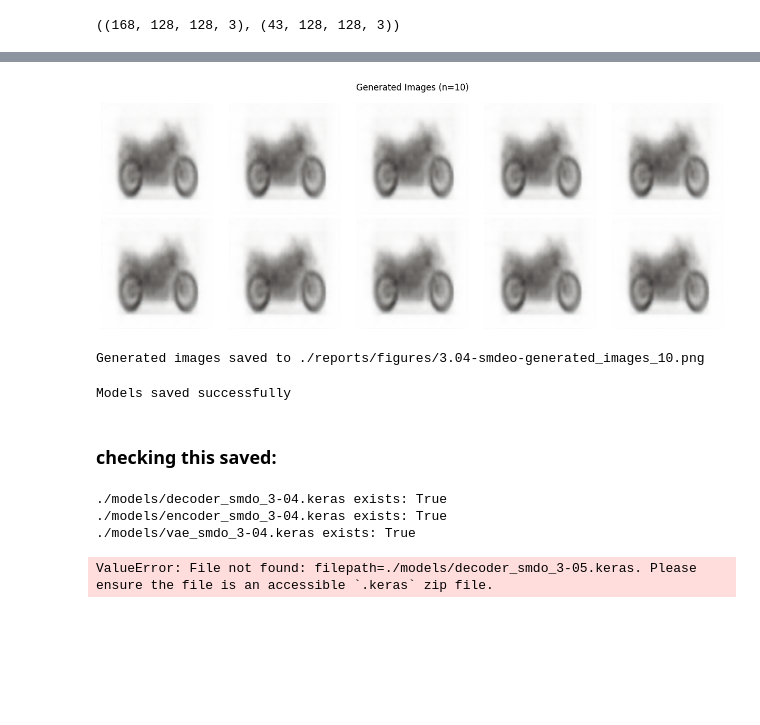
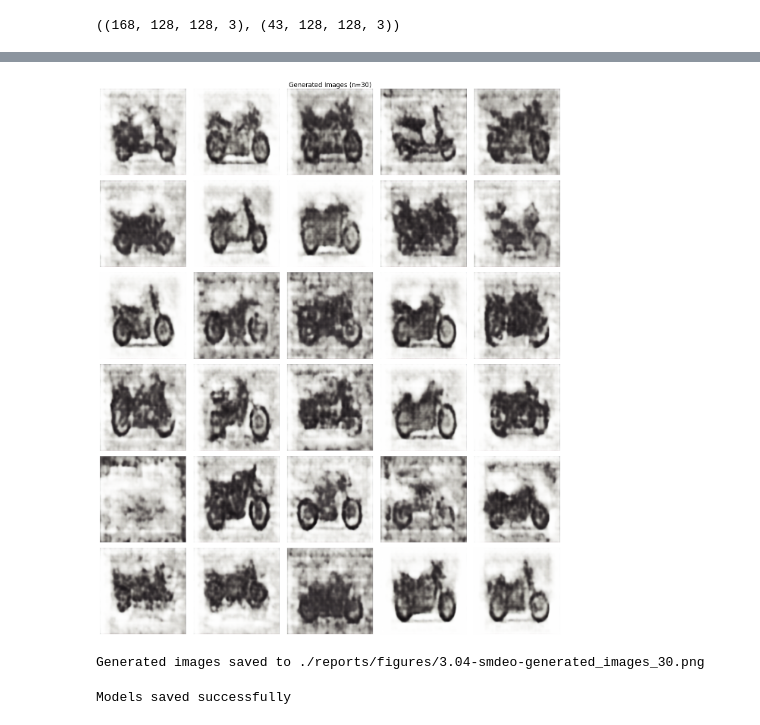
Before and after one commit to luisejdm/Proyecto1_Deep_Learning, a Jupyter notebook: notebooks/3.05-smdo-refining_further.ipynb, the cells around one changed output, grey strips where cells are left out. Cells and saved outputs as stored; diff of their text form; code cells hidden in the pictures; blank space fills up the shorter version.

```diff
--- a/notebooks/3.05-smdo-refining_further.ipynb
+++ b/notebooks/3.05-smdo-refining_further.ipynb
@@ -95,7 +89,7 @@ class Sampling(layers.Layer):
         epsilon = keras.random.normal(shape=(batch, dim), seed=self.seed_generator)
         return z_mean + ops.exp(0.5 * z_log_var) * epsilon
 # %%
-latent_dim = 2
+latent_dim = 28
 image_size_x = 128
 image_size_y = 128
 
@@ -117,12 +111,14 @@ x = layers.Conv2D(256, 3, strides=2, padding="same")(x)
 x = layers.BatchNormalization()(x)
 x = layers.Activation("relu")(x)
 
+x = layers.Conv2D(512, 3, strides=2, padding="same")(x)
+x = layers.BatchNormalization()(x)
+x = layers.Activation("relu")(x)
+
 shape_before_flattening = x.shape[1:]
 
 x = layers.Flatten()(x)
-x = layers.Dense(16)(x)
-x = layers.BatchNormalization()(x)
-x = layers.Activation("relu")(x)
+x = layers.Dense(128)(x)
 
 z_mean = layers.Dense(latent_dim, name="z_mean")(x)
 z_log_var = layers.Dense(latent_dim, name="z_log_var")(x)
@@ -139,6 +135,10 @@ x = layers.BatchNormalization()(x)
 x = layers.Activation("relu")(x)
 
 x = layers.Reshape(shape_before_flattening)(x)
+
+x = layers.Conv2DTranspose(512, 3, strides=2, padding="same")(x)
+x = layers.BatchNormalization()(x)
+x = layers.Activation("relu")(x)
 
 x = layers.Conv2DTranspose(256, 3, strides=2, padding="same")(x)
 x = layers.BatchNormalization()(x)
@@ -374,5 +406,5 @@ plt.show()
 # %%
-LATENT_DIM = 2
+LATENT_DIM = latent_dim
 
 def generate_images(
     decoder: keras.Model,
@@ -424,9 +456,9 @@ def plot_generated_images(
     plt.show()
     print(f"Generated images saved to {save_path}")
 # %%
-generated_images = generate_images(decoder, n_images=10)
-plot_generated_images(generated_images, n_images=10)
+generated_images = generate_images(decoder, n_images=30)
+plot_generated_images(generated_images, n_images=30)
 # %% [output]
-[figure, old version]
+[figure, new version]
-Generated images saved to ./reports/figures/3.04-smdeo-generated_images_10.png
+Generated images saved to ./reports/figures/3.04-smdeo-generated_images_30.png
 # %%
@@ -475,46 +507,3 @@ print("Models saved successfully")
 #     print("Models saved successfully")
 # %% [output]
 Models saved successfully
-# %% [markdown]
-### checking this saved:
-# %%
-import os
-
-models = [
-    "./models/decoder_smdo_3-04.keras",
-    "./models/encoder_smdo_3-04.keras",
-    "./models/vae_smdo_3-04.keras",
-]
-
-for path in models:
-    print(f"{path} exists:", os.path.exists(path))
-# %% [output]
-./models/decoder_smdo_3-04.keras exists: True
-./models/encoder_smdo_3-04.keras exists: True
-./models/vae_smdo_3-04.keras exists: True
-# %%
-from keras.models import load_model
-
-custom_objects = {
-    "VAE": VAE,
-    "Sampling": Sampling,
-}
-
-decoder_loaded = load_model(
-    "./models/decoder_smdo_3-05.keras",
-    custom_objects=custom_objects
-)
-
-encoder_loaded = load_model(
-    "./models/encoder_smdo_3-05.keras",
-    custom_objects=custom_objects
-)
-
-# vae_loaded = load_model(
-#     "./models/vae_smdo_3-04.keras",
-#     custom_objects=custom_objects
-# )
-
-print("All models loaded successfully")
-# %% [output]
-ValueError: File not found: filepath=./models/decoder_smdo_3-05.keras. Please ensure the file is an accessible `.keras` zip file.
```
Also changed, not shown: parts of 13 cells of this notebook, 2 other files.
